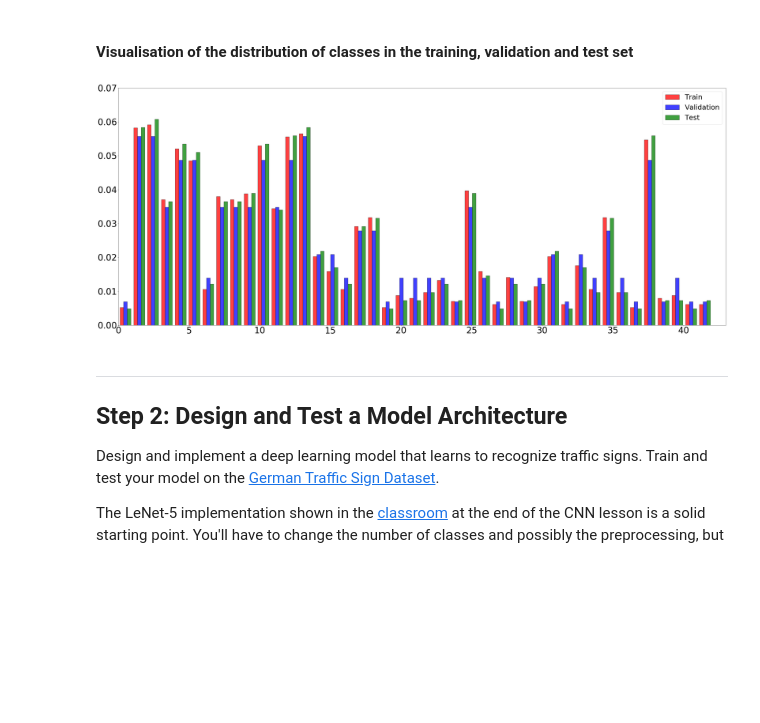
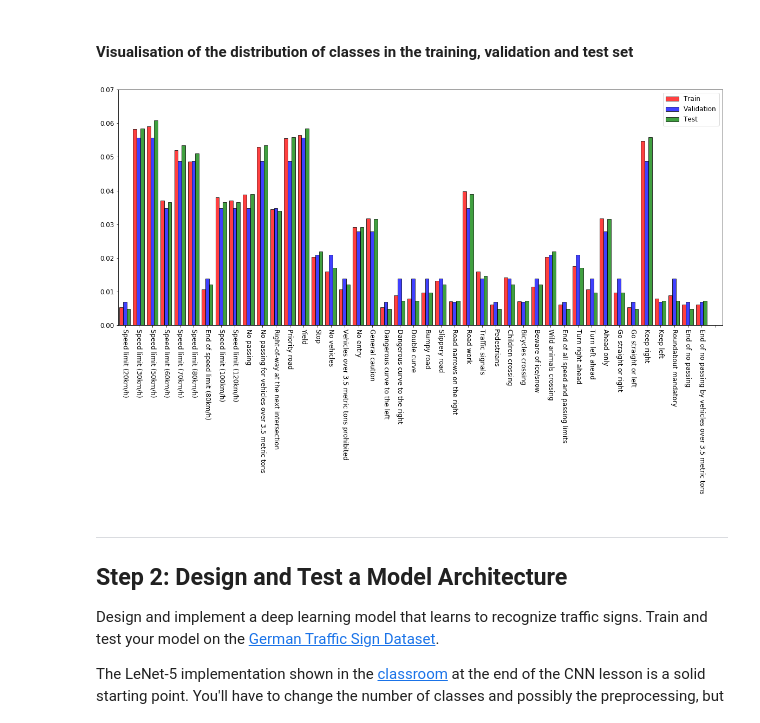
Before and after one commit to JohanSmet/udacity_carnd, a Jupyter notebook: Traffic_Sign_Classifier.ipynb, the cells around one changed output. Cells and saved outputs as stored; diff of their text form; code cells hidden in the pictures; blank space fills up the shorter version.

```diff
--- a/Traffic_Sign_Classifier.ipynb
+++ b/Traffic_Sign_Classifier.ipynb
@@ -115,17 +119,16 @@ plt.subplots_adjust(wspace=0, hspace=0)
 # %%
 colors=['red','blue','green']
 labels=['Train', 'Validation', 'Test']
-plt.figure(figsize=(50,20))
-plt.rcParams.update({'font.size': 40})
+plt.figure(figsize=(20,8))
 n, bins, patches = plt.hist([y_train, y_valid, y_test],
-                            bins=n_classes, normed=1,
+                            bins=n_classes, normed=1, align='mid', rwidth=0.8,
                             label=labels,
                             color=colors, edgecolor='black', alpha=0.75)
 plt.axis([0, n_classes, 0, 0.07])
-l = plt.legend(prop={'size': 32})
-plt.rcParams.update({'font.size': 12})
+_ = plt.xticks(bins+0.5, sign_names, rotation=270)
+l = plt.legend()
 # %% [output]
-[figure, old version]
+[figure, new version]
 # %% [markdown]
 ----
 
```
Also changed, not shown: parts of 19 cells of this notebook.
